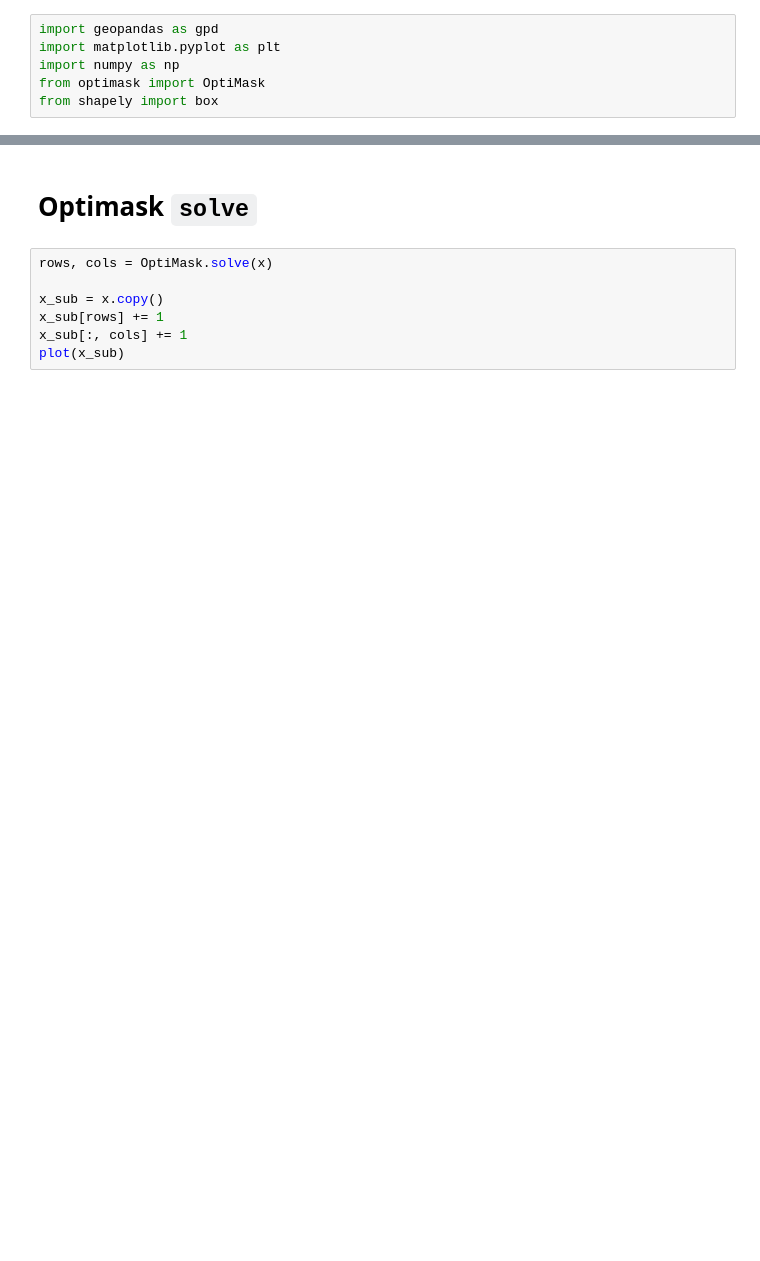
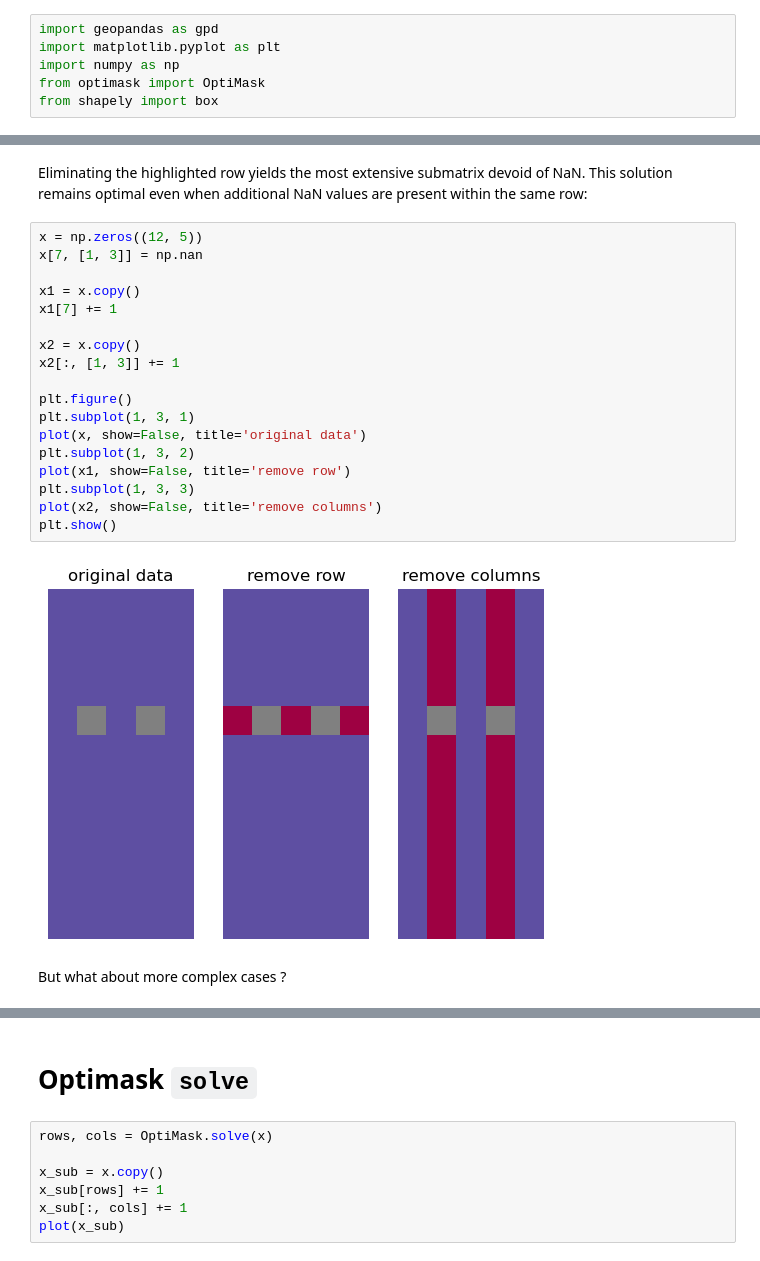
Before and after one commit to CyrilJl/OptiMask, a Jupyter notebook: notebooks/Optimask.ipynb, the cells around one changed output, grey strips where cells are left out. Saved outputs shown, nothing was run; the diff lists cells and outputs as text; blank space fills up the shorter version.

```diff
--- a/notebooks/Optimask.ipynb
+++ b/notebooks/Optimask.ipynb
@@ -39,0 +66,24 @@ def generate_random(m, n, ratio):
+# %% [markdown]
+Eliminating the highlighted row yields the most extensive submatrix devoid of NaN. This solution remains optimal even when additional NaN values are present within the same row:
+# %%
+x = np.zeros((12, 5))
+x[7, [1, 3]] = np.nan
+
+x1 = x.copy()
+x1[7] += 1
+
+x2 = x.copy()
+x2[:, [1, 3]] += 1
+
+plt.figure()
+plt.subplot(1, 3, 1)
+plot(x, show=False, title='original data')
+plt.subplot(1, 3, 2)
+plot(x1, show=False, title='remove row')
+plt.subplot(1, 3, 3)
+plot(x2, show=False, title='remove columns')
+plt.show()
+# %% [output]
+[figure, added]
+# %% [markdown]
+But what about more complex cases ?
```
Also changed, not shown: parts of 13 cells of this notebook.
